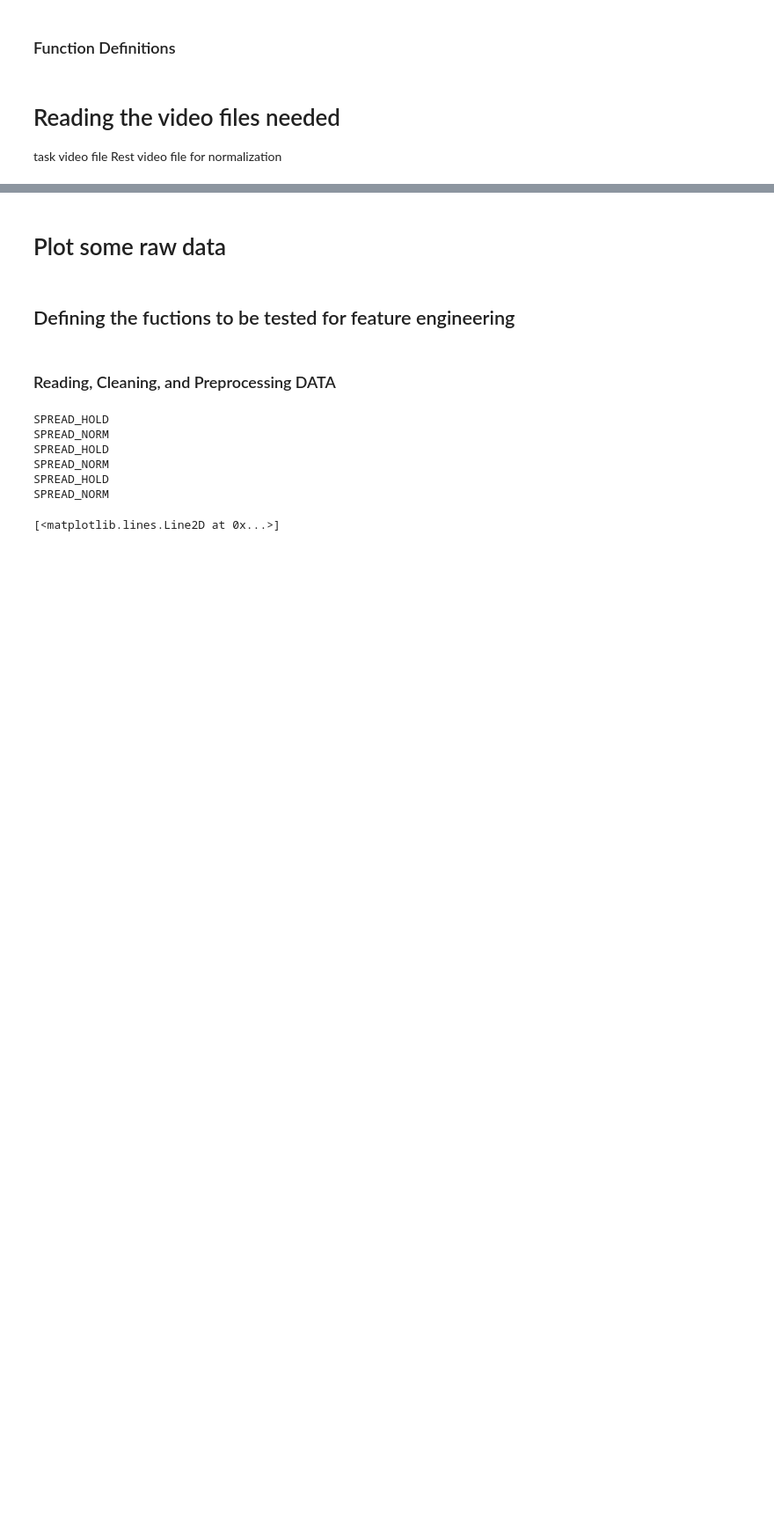
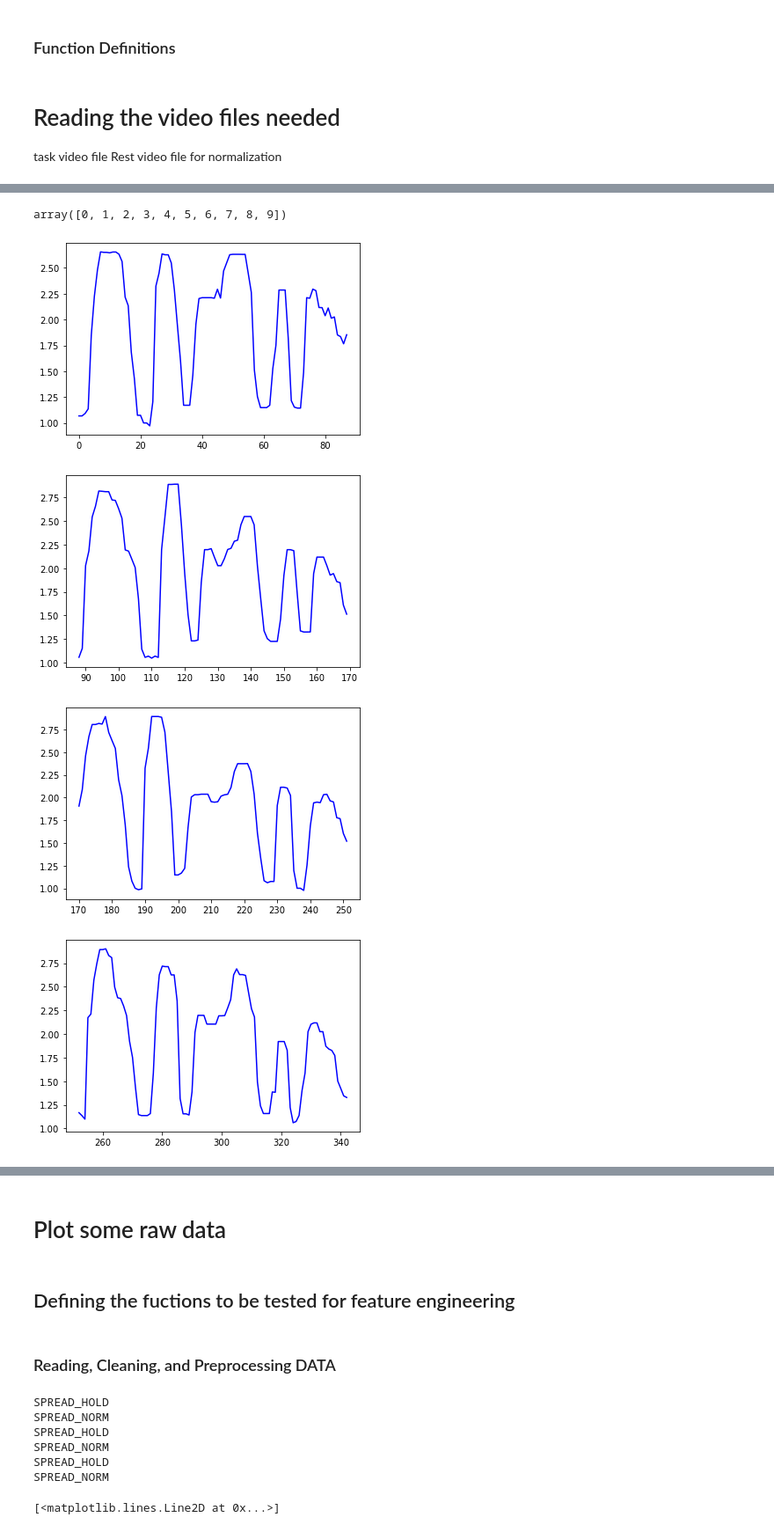
Before and after one commit to denizjafari/ClinicalScore, a Jupyter notebook: FeatureEngTesting.ipynb, the cells around one changed output, grey strips where cells are left out. Shown: that part at 88% size. Drawn from its saved outputs; the diff is of its cells as text; code cells hidden in the pictures; blank space fills up the shorter version.

```diff
--- a/FeatureEngTesting.ipynb
+++ b/FeatureEngTesting.ipynb
@@ -53,0 +210,23 @@ Rest video file for normalization
+# %%
+df_f['rep'].unique()
+# %% [output]
+array([0, 1, 2, 3, 4, 5, 6, 7, 8, 9])
+# %%
+# Plot the reps of a specific feature
+
+feature = 'O'
+
+for rep in df_f['rep'].unique():
+    rep_f = df_f.loc[df_f['rep']==rep]
+    plt.figure()
+    plt.plot(rep_f[feature],'b')
+
+    if 0:
+        plt.figure()
+        plt.plot(rep_f['vO'],'r')
+        plt.plot(rep_f['aO'],'g')
+# %% [output]
+[figure, added]
+[figure, added]
+[figure, added]
+[figure, added]
```
Also changed, not shown: parts of 11 cells of this notebook, 2 other files.
